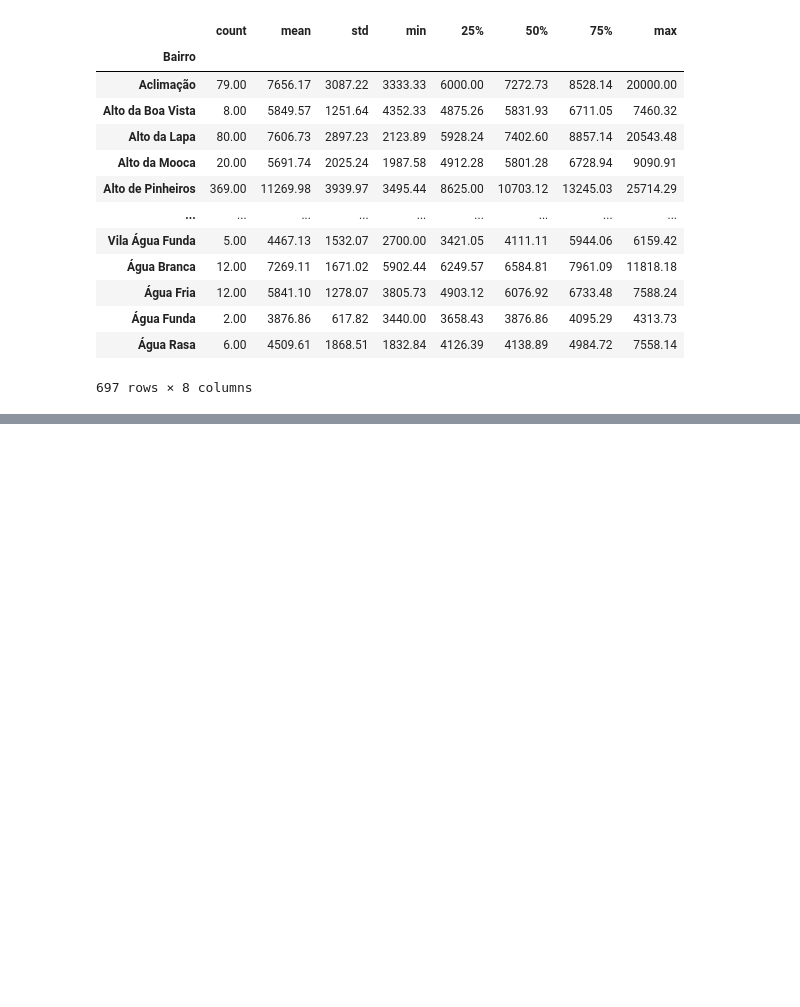
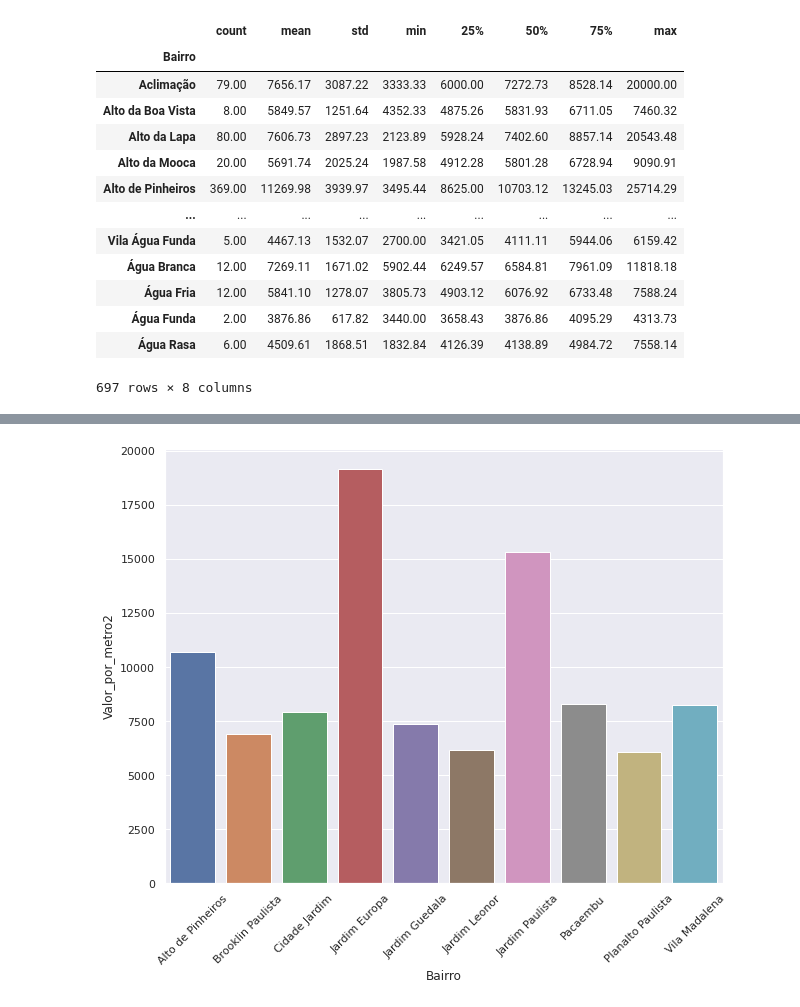
Before and after one commit to pcarneiro85/sao_paulo_house_market, a Jupyter notebook: house_analysis.ipynb, the cells around one changed output, grey strips where cells are left out. Saved outputs shown, nothing was run; the diff lists cells and outputs as text; code cells hidden in the pictures; blank space fills up the shorter version.

```diff
--- a/house_analysis.ipynb
+++ b/house_analysis.ipynb
@@ -406,3 +405,0 @@ preco_por_metro2.head()
-# %%
-preco_por_metro2['Quartos'] = preco_por_metro2['Quartos'].round(0).astype(int)
-preco_por_metro2.head()
@@ -417,9 +405,0 @@ preco_por_metro2.head()
-# %%
-sns.set()
-plt.figure(figsize = (10, 8))
-
-sns.relplot(data = preco_por_metro2, x = 'Valor_por_metro2', y = 'Quartos', kind = 'scatter')
-#ax = sns.scatterplot(data = preco_por_metro2['Quartos'], x = preco_por_metro2['Valor_por_metro2'])
-#ax.set_title('Valor por Metro Quadrado')
-
-plt.show()
@@ -428,0 +414,3 @@ plt.show()
+# %%
+preco_por_metro2.reset_index(inplace= True)
+preco_por_metro2.head()
@@ -428,0 +438,6 @@ plt.show()
+# %%
+plt.figure(figsize=(10,8))
+ax = sns.barplot(x = 'Bairro', y = 'Valor_por_metro2', data = preco_por_metro2.query('Bairro in @top10_bairros'))
+ax.tick_params(axis = 'x', rotation = 45)
+# %% [output]
+[figure, added]
```
Also changed, not shown: parts of 16 cells of this notebook.
